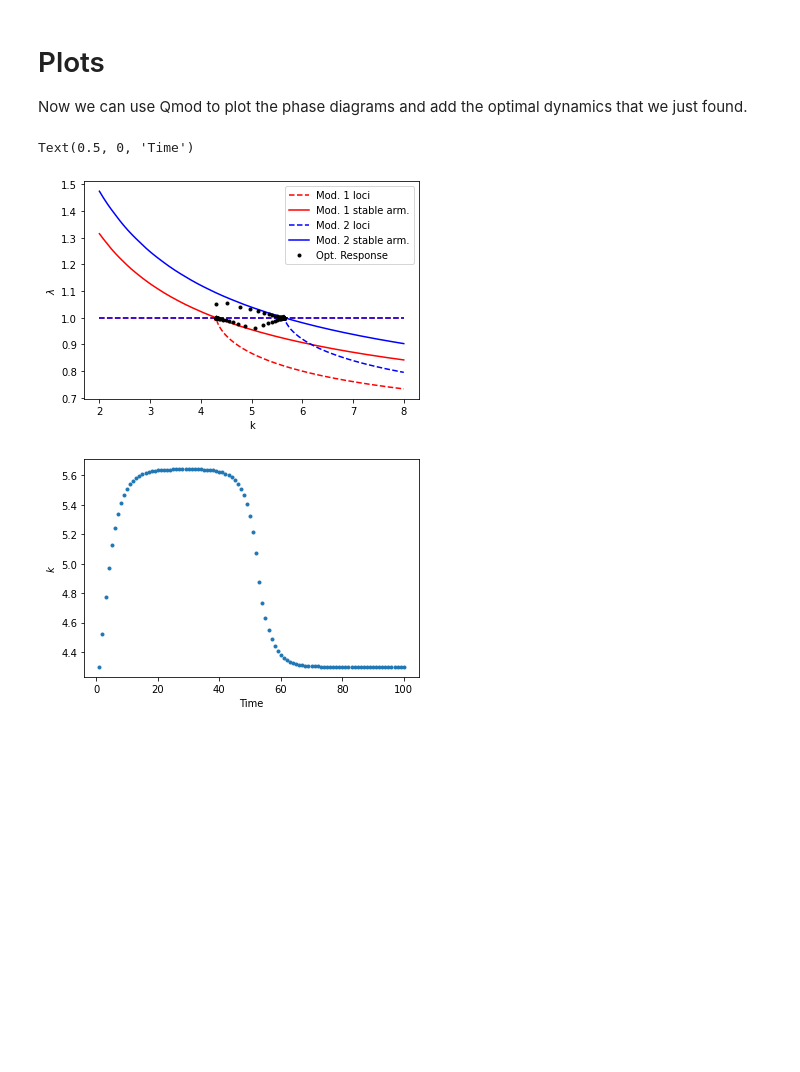
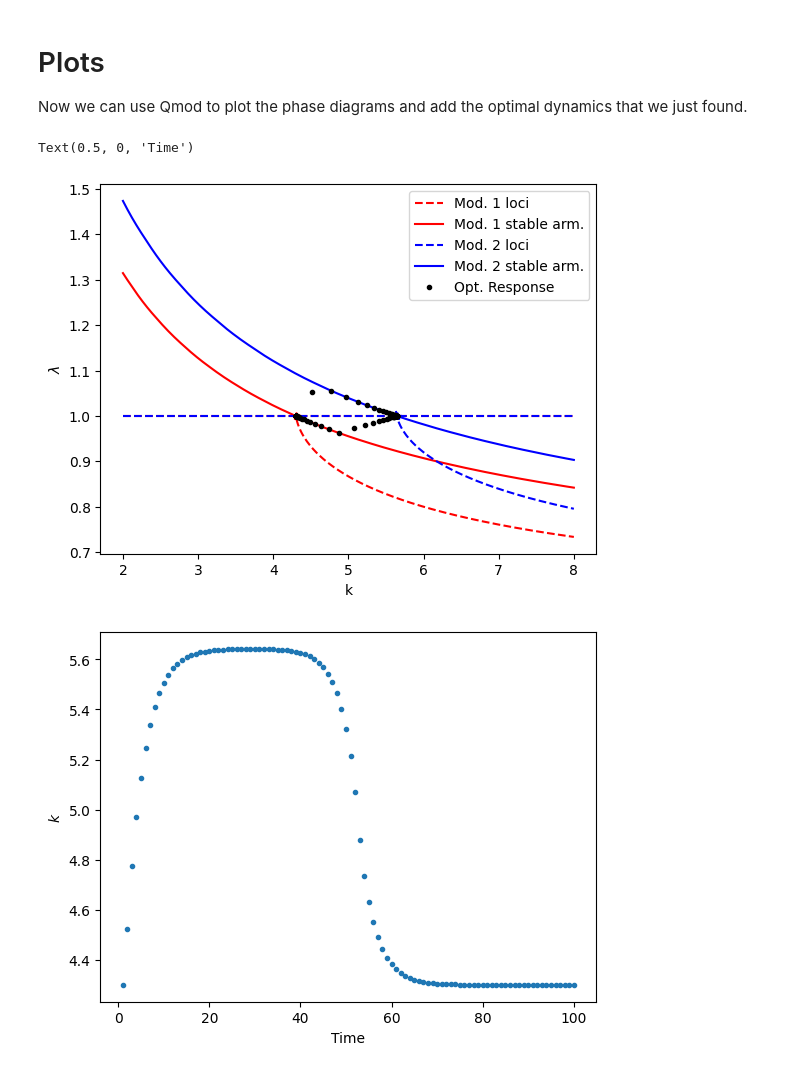
Before and after one commit to Mv77/Q_Investment, a Jupyter notebook: Examples/Problem_set_template.ipynb, the cells around one changed output. Drawn from its saved outputs; the diff is of its cells as text; code cells hidden in the pictures; blank space fills up the shorter version.

```diff
--- a/Examples/Problem_set_template.ipynb
+++ b/Examples/Problem_set_template.ipynb
@@ -232,29 +232,29 @@ Now we can use Qmod to plot the phase diagrams and add the optimal dynamics that
 # %%
 # Draw the two phase diagrams and save them in an object
 # to add the plots of dynamics later.
 
 # Copy the initial model, set the higher psi and re-solve
 Q_high_psi = deepcopy(Qmodel)
 Q_high_psi.psi = psi_high
 Q_high_psi.solve()
 
 # Now we draw the phase diagrams of our base model "Qmodel"
 # and the new one "Q_high_psi", and store the plot in
 # object "ax"
 ax = phase_diagrams(mod1 = Qmodel, mod2 = Q_high_psi, k_min = 2, k_max = 8)
 
 # Now we can add the behavior of lambda and k to the diagram.
-ax.plot(response.k, response.lambda_1, '.k',label = 'Opt. Response')
+ax.plot(response.k.loc[2:T], response.lambda_1.loc[1:T-1], '.k',label = 'Opt. Response')
 plt.legend()
 plt.xlabel('k')
 plt.ylabel('$\\lambda$')
 
 # New figure for capital dynamics
 plt.figure()
 plt.plot(response.k,'.')
 plt.ylabel('$k$')
 plt.xlabel('Time')
 # %% [output]
 Text(0.5, 0, 'Time')
-[figure, old version]
+[figure, new version]
-[figure, old version]
+[figure, new version]
```
Also changed, not shown: parts of 4 cells of this notebook, 1 other file.
